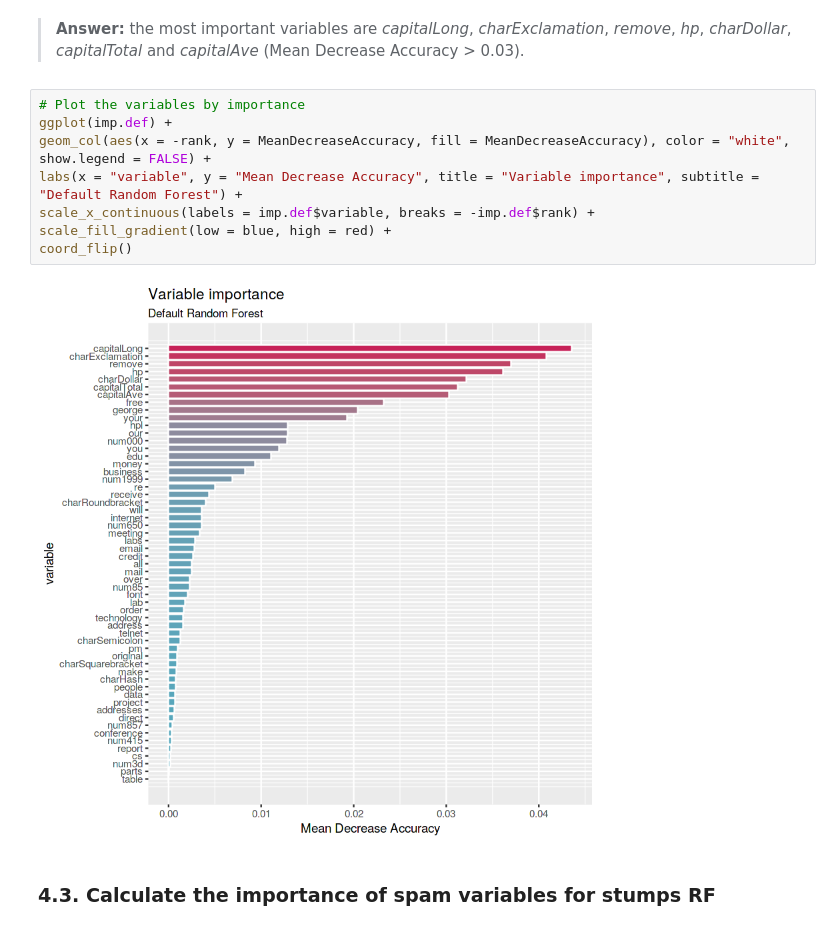
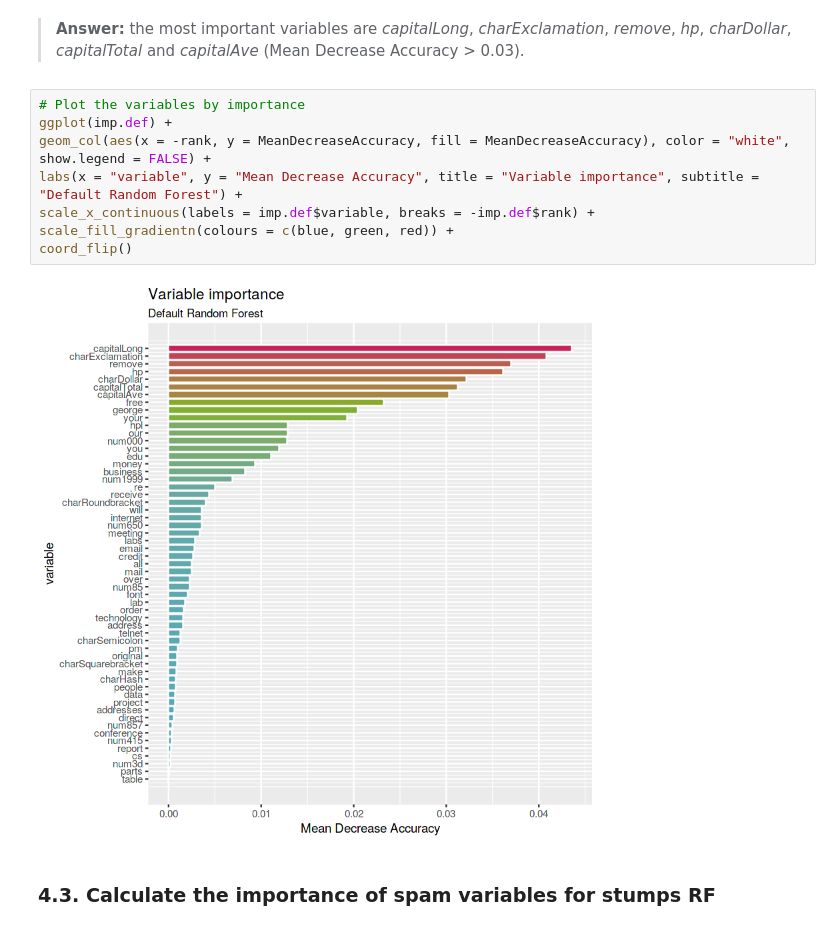
Before and after one commit to guzmanlopez/ACRRF_course, a Jupyter notebook: trabajo-final.ipynb, the cells around one changed output. Saved outputs shown, nothing was run; the diff lists cells and outputs as text.

```diff
--- a/trabajo-final.ipynb
+++ b/trabajo-final.ipynb
@@ -957,13 +957,13 @@ imp.def %>% top_n(10, MeanDecreaseAccuracy)
 # %%
 # Plot the variables by importance
 ggplot(imp.def) +
 geom_col(aes(x = -rank, y = MeanDecreaseAccuracy, fill = MeanDecreaseAccuracy), color = "white", show.legend = FALSE) +
 labs(x = "variable", y = "Mean Decrease Accuracy", title = "Variable importance", subtitle = "Default Random Forest") +
 scale_x_continuous(labels = imp.def$variable, breaks = -imp.def$rank) +
-scale_fill_gradient(low = blue, high = red) +
+scale_fill_gradientn(colours = c(blue, green, red)) +
 coord_flip()
 # %% [output]
-[figure, old version]
+[figure, new version]
 # %% [markdown]
 ### 4.3. Calculate the importance of spam variables for stumps RF
 # %% [markdown]
```
Also changed, not shown: parts of 9 cells of this notebook.
